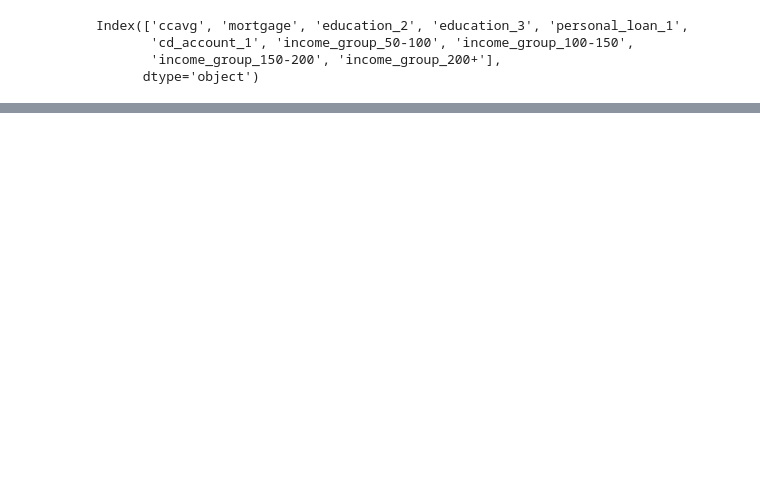
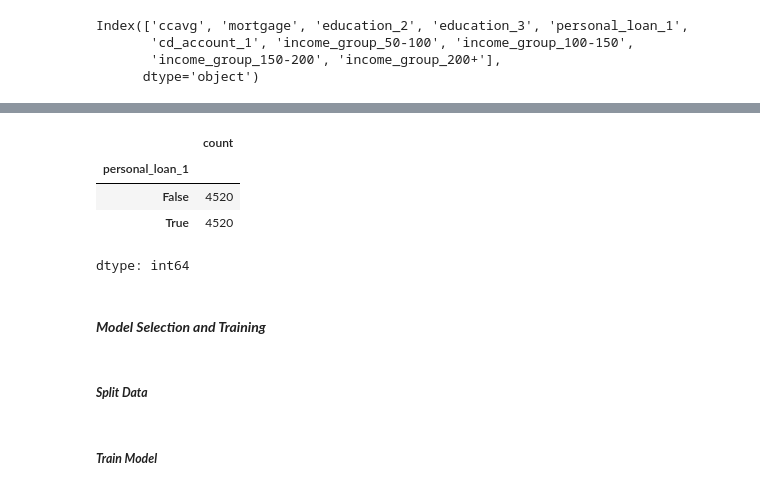
Before and after one commit to spurthip28-bit/Supervised-Learning, a Jupyter notebook: Bank_Personal_Loan_Modeling.ipynb, the cells around one changed output, grey strips where cells are left out. Cells and saved outputs as stored; diff of their text form; code cells hidden in the pictures; blank space fills up the shorter version.

```diff
--- a/Bank_Personal_Loan_Modeling.ipynb
+++ b/Bank_Personal_Loan_Modeling.ipynb
@@ -640,0 +660,12 @@ Index(['ccavg', 'mortgage', 'education_2', 'education_3', 'personal_loan_1',
+# %%
+from imblearn.over_sampling import SMOTE
+
+smote=SMOTE(sampling_strategy='minority')
+X_resampled, y_resampled = smote.fit_resample(X, y)
+y_resampled.value_counts()
+# %% [output]
+|  | count |
+| personal_loan_1 |  |
+| False | 4520 |
+| True | 4520 |
+dtype: int64
@@ -640,0 +674,4 @@ Index(['ccavg', 'mortgage', 'education_2', 'education_3', 'personal_loan_1',
+# %% [markdown]
+#### ***Model Selection and Training***
+# %% [markdown]
+##### ***Split Data***
@@ -640,0 +682,2 @@ Index(['ccavg', 'mortgage', 'education_2', 'education_3', 'personal_loan_1',
+# %% [markdown]
+##### ***Train Model***
```
Also changed, not shown: parts of 33 cells of this notebook.
